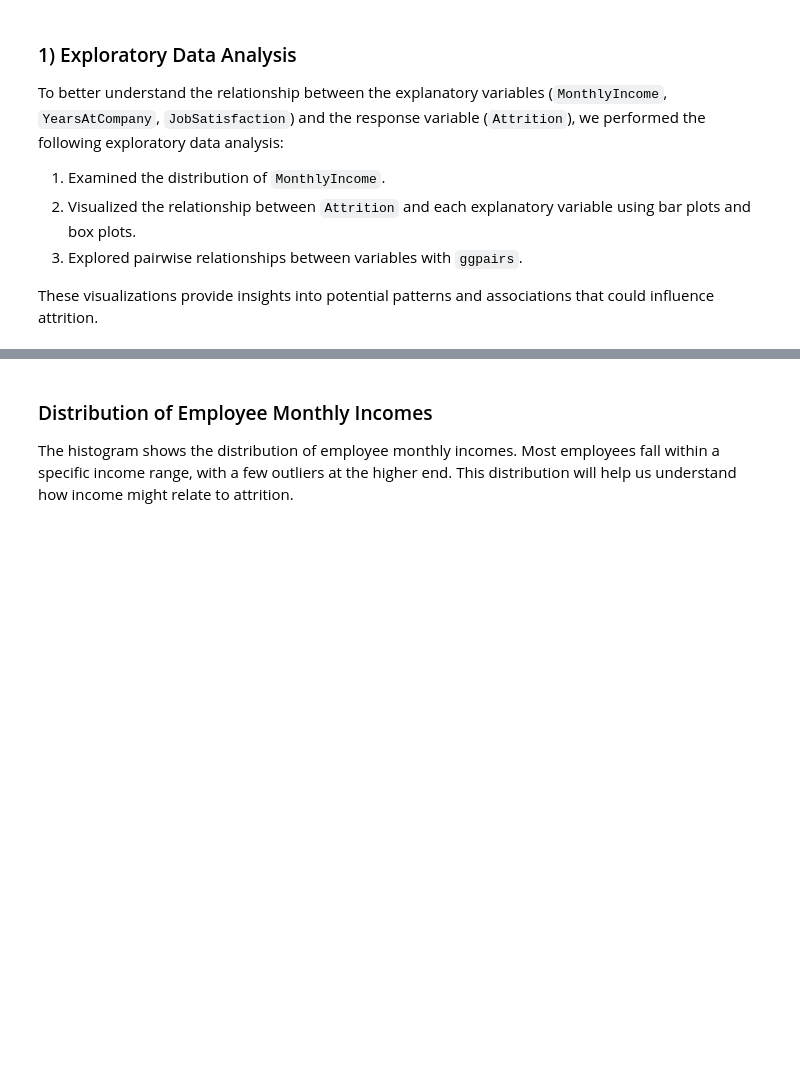
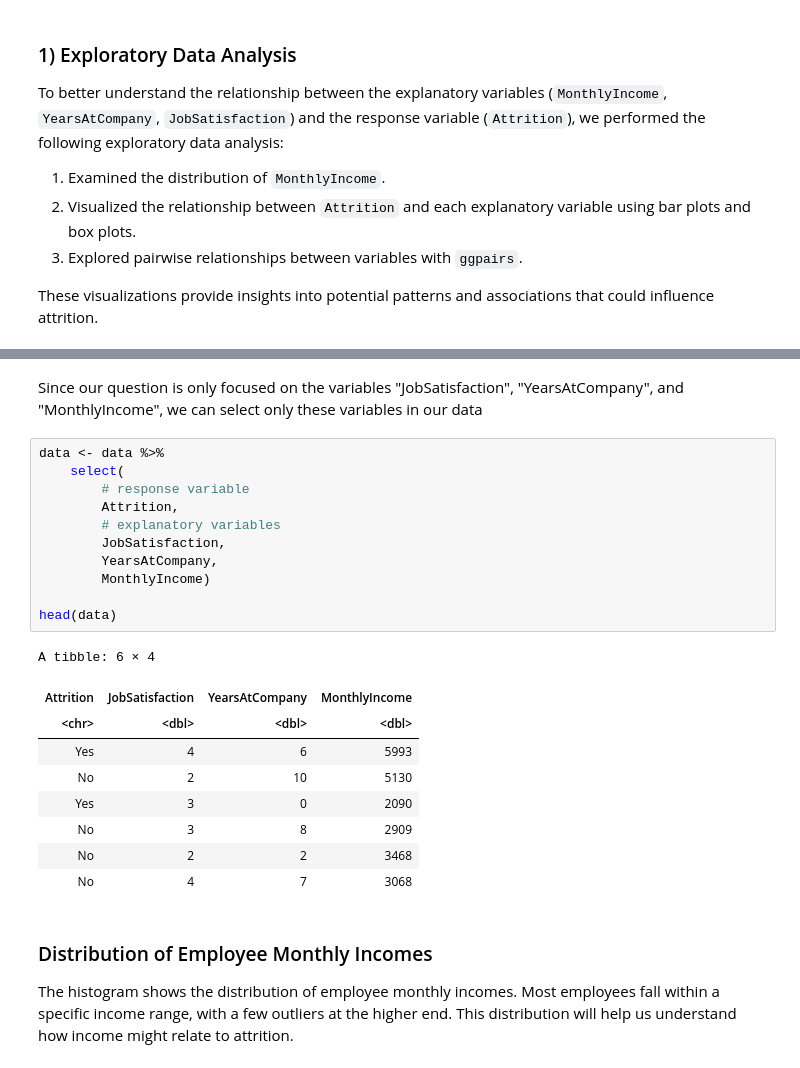
Before and after one commit to navthukral/STAT301Project, a Jupyter notebook: GroupReport.ipynb, the cells around one changed output, grey strips where cells are left out. Saved outputs shown, nothing was run; the diff lists cells and outputs as text; blank space fills up the shorter version.

```diff
--- a/GroupReport.ipynb
+++ b/GroupReport.ipynb
@@ -67,3 +157,26 @@ These visualizations provide insights into potential patterns and associations t
+# %% [markdown]
+Since our question is only focused on the variables "JobSatisfaction", "YearsAtCompany", and "MonthlyIncome", we can select only these variables in our data
+# %%
+data <- data %>%
+    select(
+        # response variable
+        Attrition,
+        # explanatory variables
+        JobSatisfaction,
+        YearsAtCompany,
+        MonthlyIncome)
+
+head(data)
+# %% [output]
+A tibble: 6 × 4
+| Attrition | JobSatisfaction | YearsAtCompany | MonthlyIncome |
+| <chr> | <dbl> | <dbl> | <dbl> |
+| Yes | 4 | 6 | 5993 |
+| No | 2 | 10 | 5130 |
+| Yes | 3 | 0 | 2090 |
+| No | 3 | 8 | 2909 |
+| No | 2 | 2 | 3468 |
+| No | 4 | 7 | 3068 |
 # %% [markdown]
 ### Distribution of Employee Monthly Incomes
 The histogram shows the distribution of employee monthly incomes. Most employees fall within a specific income range, with a few outliers at the higher end. This distribution will help us understand how income might relate to attrition.
```
Also changed, not shown: parts of 18 cells of this notebook.
